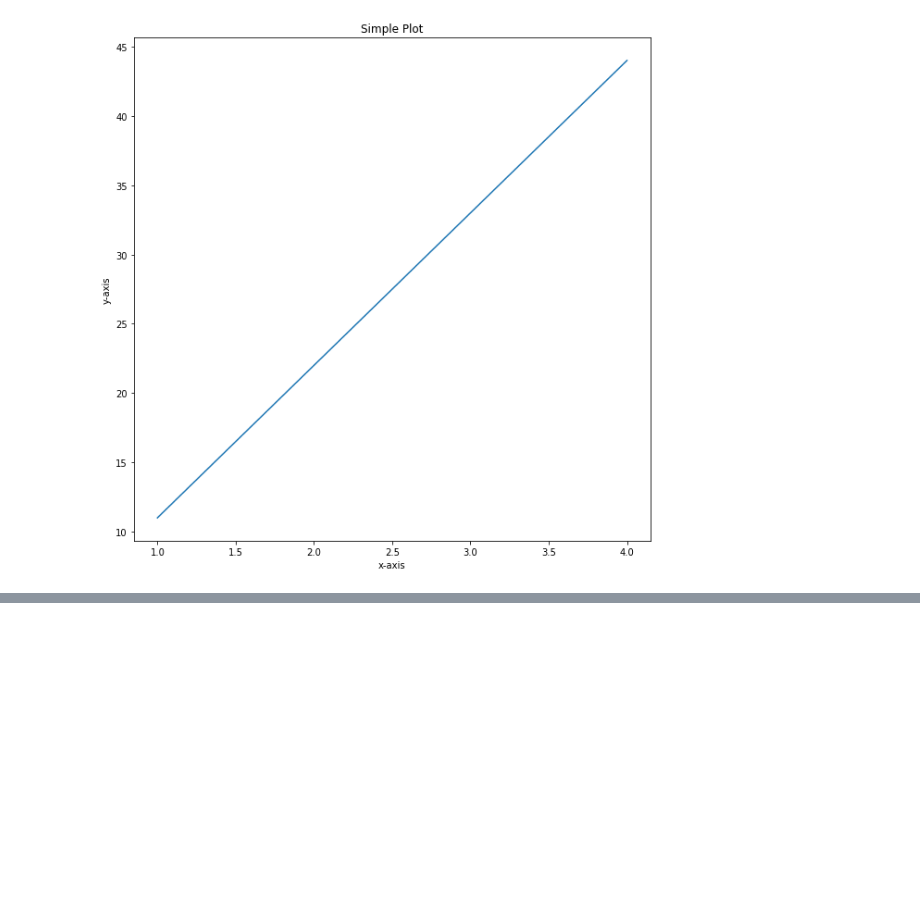
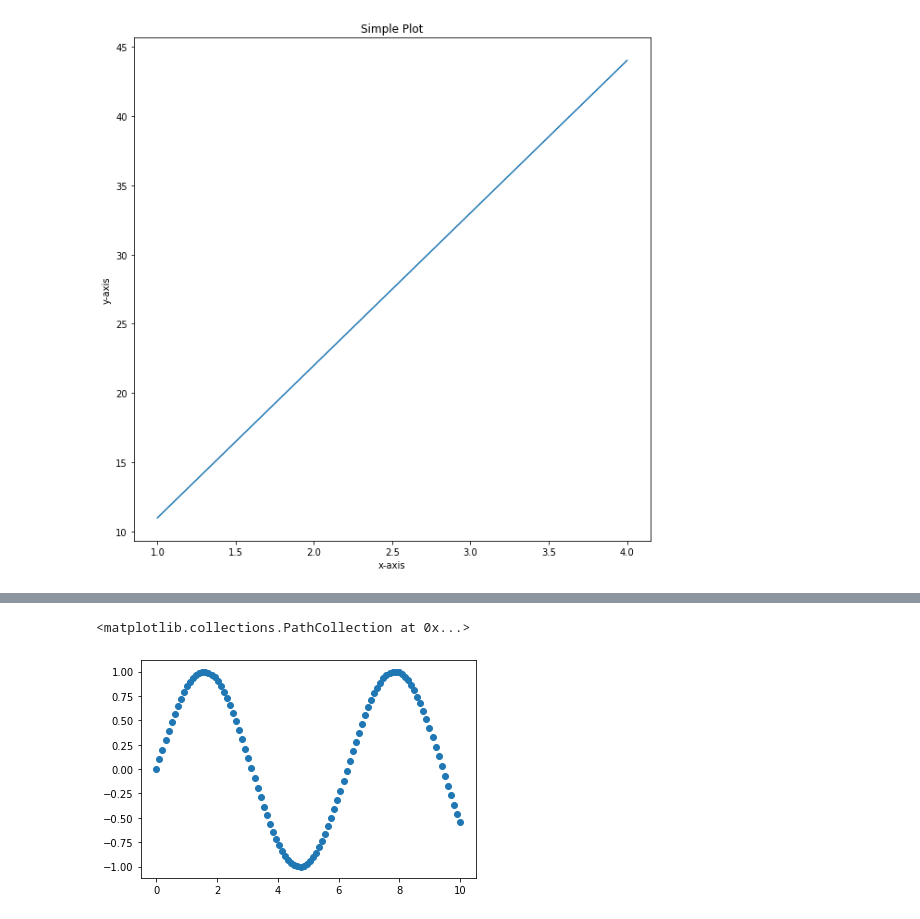
Before and after one commit to dulajkavinda/matplotlib-ML, a Jupyter notebook: matplotlib.ipynb, the cells around one changed output, grey strips where cells are left out. Saved outputs shown, nothing was run; the diff lists cells and outputs as text; code cells hidden in the pictures; blank space fills up the shorter version.

```diff
--- a/matplotlib.ipynb
+++ b/matplotlib.ipynb
@@ -78,0 +120,6 @@ fig.savefig('images/sample-plot.png')
+# %%
+fig,ax = plt.subplots()
+ax.scatter(x, np.sin(x))
+# %% [output]
+<matplotlib.collections.PathCollection at 0x...>
+[figure, added]
```
Also changed, not shown: parts of 6 cells of this notebook.
